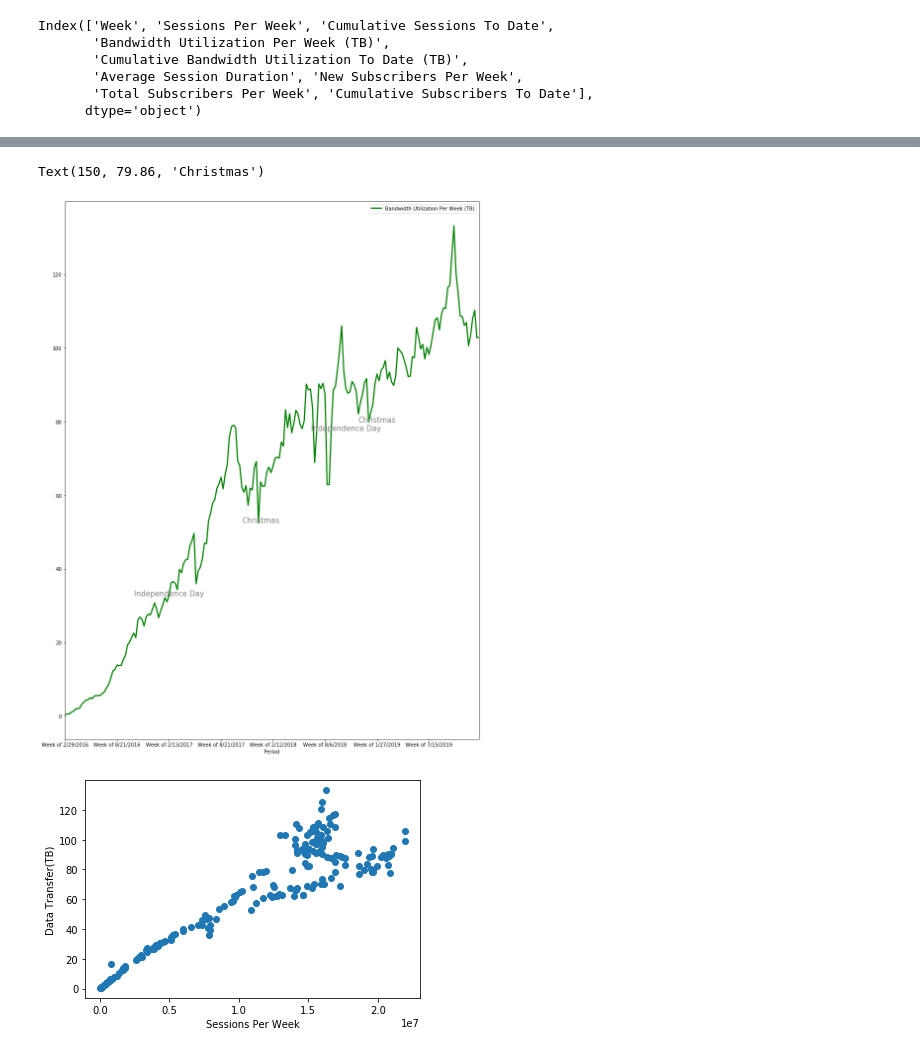
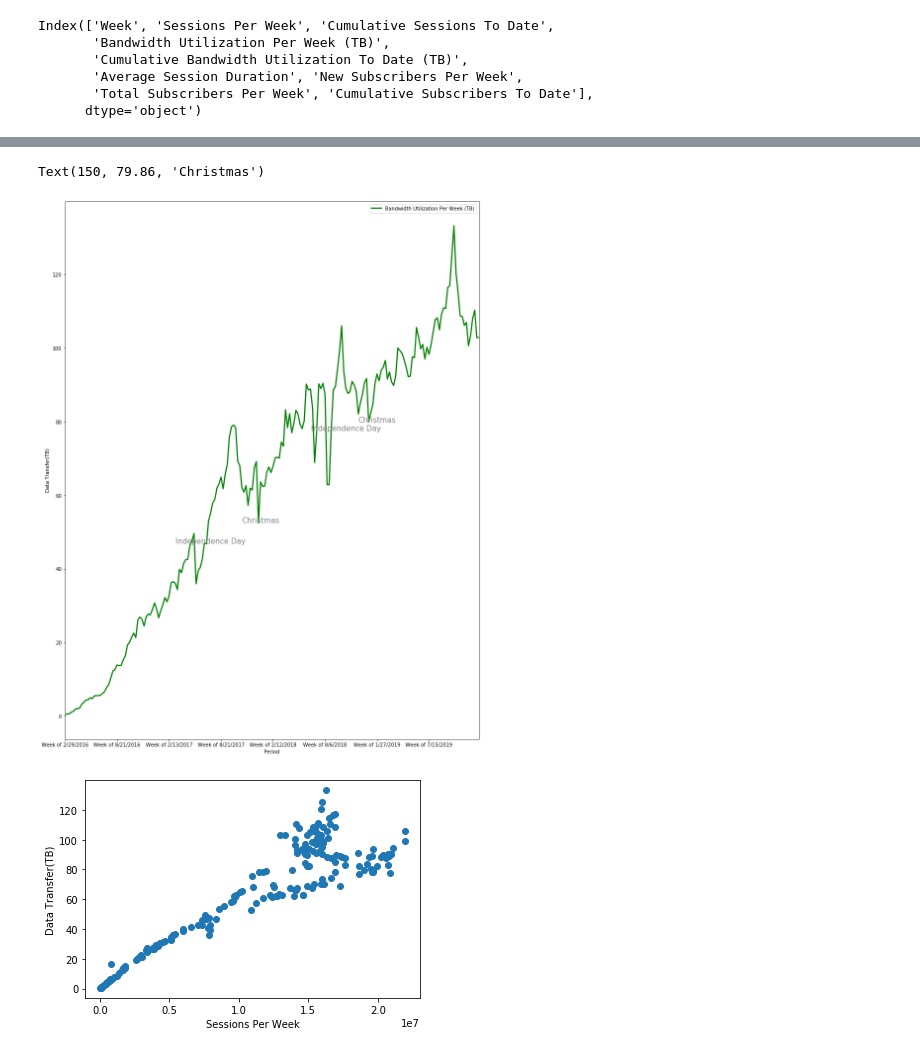
Before and after one commit to citrus304/Columbia-Project, a Jupyter notebook: dev/Yusuf/wifi-usage.ipynb, the cells around one changed output, grey strips where cells are left out. Drawn from its saved outputs; the diff is of its cells as text; code cells hidden in the pictures.

```diff
--- a/dev/Yusuf/wifi-usage.ipynb
+++ b/dev/Yusuf/wifi-usage.ipynb
@@ -137,16 +137,16 @@ usage.head()
 # %%
 ax = usage.plot.line(x='Period', y='Bandwidth Utilization Per Week (TB)',
                 figsize=(15, 20), linewidth=2.5, color='green')
-
+plt.ylabel("Data Transfer(TB)")
 style = dict(size=15, color='gray')
 
-ax.text(50, 32.72, "Independence Day",  ha='center', **style)
+ax.text(70, 46.85, "Independence Day",  ha='center', **style)
 ax.text(135, 77.58, "Independence Day",  ha='center', **style)
 ax.text(94, 52.52, "Christmas",  ha='center', **style)
 ax.text(150, 79.86, "Christmas",  ha='center', **style)
 # %% [output]
 Text(150, 79.86, 'Christmas')
-[figure, old version]
+[figure, new version]
 # %%
 sessions = usage['Sessions Per Week']
 data_transfer = usage['Bandwidth Utilization Per Week (TB)']
```
Also changed, not shown: parts of 9 cells of this notebook.
